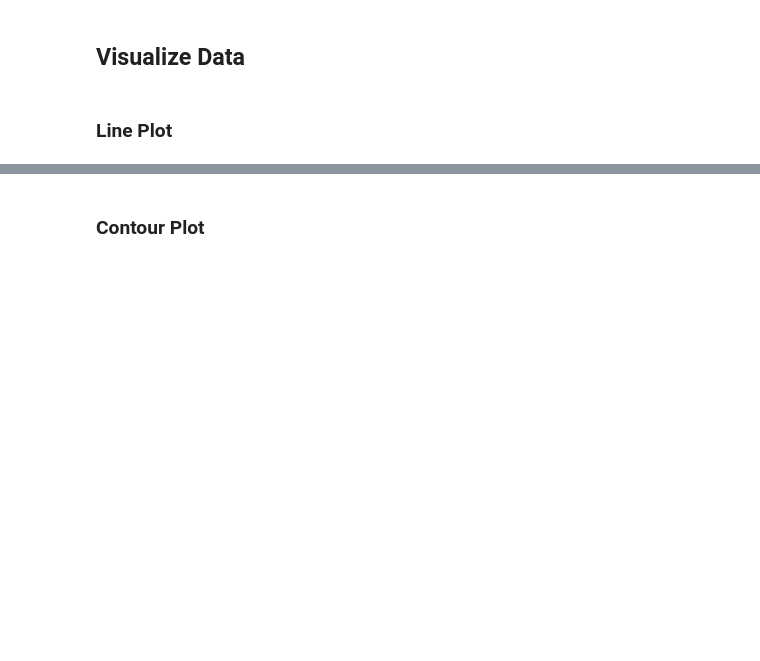
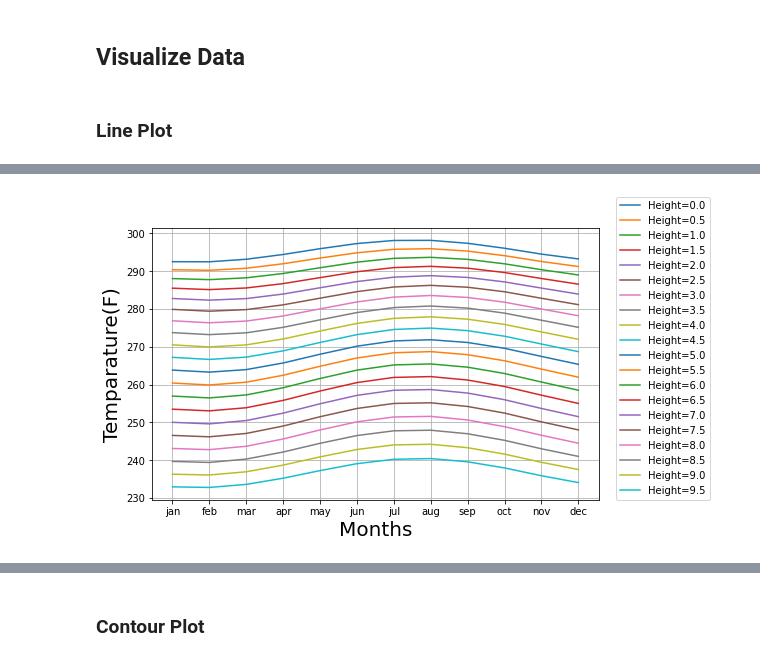
Before and after one commit to alinadevkota/DataViz, a Jupyter notebook: notebooks/load_and_visualize.ipynb, the cells around one changed output, grey strips where cells are left out. Saved outputs shown, nothing was run; the diff lists cells and outputs as text; code cells hidden in the pictures; blank space fills up the shorter version.

Commit message:
line plots atmospheric layers wise

```diff
--- a/notebooks/load_and_visualize.ipynb
+++ b/notebooks/load_and_visualize.ipynb
@@ -119,0 +120,22 @@ plt.show()
+# %%
+fig,ax = plt.subplots(1, figsize=(8,5))
+months = list(sorted_dfs.keys())
+
+heights = sorted_dfs['jan']['height'].values[:20]
+for i, height in enumerate(heights):
+    temps = []
+    for month, df in sorted_dfs.items():
+        avg_temp = df["avg_temperature"].values[i]
+        temps.append(avg_temp)
+    ax.plot(months, temps, label=f'Height={height}')
+
+ax.set_xlabel("Months", fontsize=20)
+ax.set_ylabel("Temparature(F)", fontsize=20)
+ax.xaxis.set_major_locator(MultipleLocator(1))
+# ax.yaxis.set_major_locator(MultipleLocator())
+ax.grid()
+plt.legend(loc=(1.04,0))
+plt.savefig('./output/month_wise_line_plot.pdf')
+plt.show()
+# %% [output]
+[figure, added]
```
Also changed, not shown: parts of 10 cells of this notebook.
